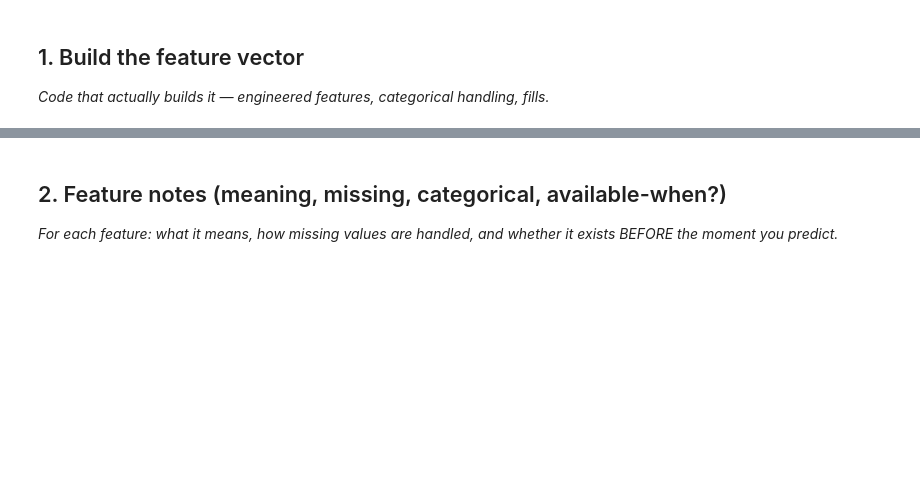
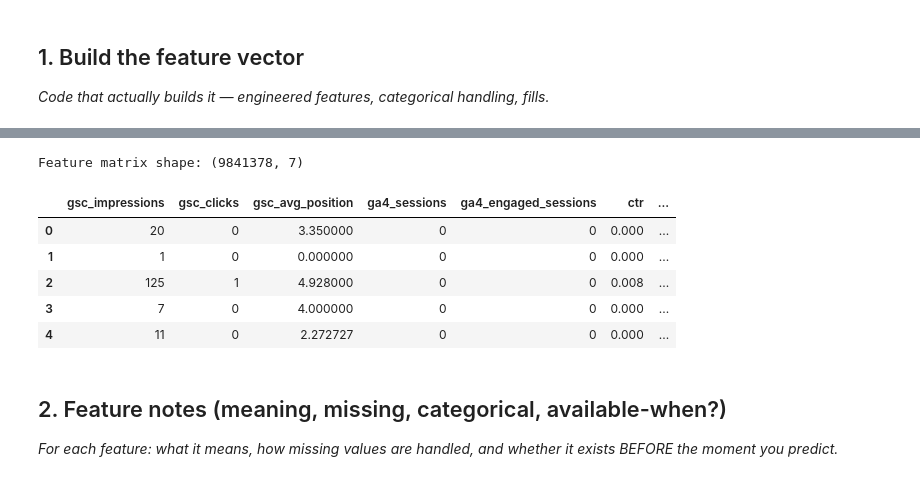
Before and after one commit to adityag30/FlyRank-internship-ML, a Jupyter notebook: work/notebooks/w03_feature_leakage_check.ipynb, the cells around one changed output, grey strips where cells are left out. Saved outputs shown, nothing was run; the diff lists cells and outputs as text; code cells hidden in the pictures; blank space fills up the shorter version.

```diff
--- a/work/notebooks/w03_feature_leakage_check.ipynb
+++ b/work/notebooks/w03_feature_leakage_check.ipynb
@@ -16,3 +62,43 @@ This skeleton is yours to fill. Work the sections **in order** — each one has
+# %%
+import pandas as pd
+
+# Build a small feature frame from the March 2026 warehouse slice
+query = f"""
+SELECT
+    gsc_impressions,
+    gsc_clicks,
+    gsc_avg_position,
+    ga4_sessions,
+    ga4_engaged_sessions,
+    CASE
+        WHEN gsc_impressions > 0
+        THEN gsc_clicks * 1.0 / gsc_impressions
+        ELSE 0
+    END AS ctr,
+    CASE
+        WHEN ga4_sessions > 0
+        THEN ga4_engaged_sessions * 1.0 / ga4_sessions
+        ELSE 0
+    END AS engagement_rate
+FROM {TABLES['fact_daily']}
+WHERE month = '2026-03'
+"""
+
+X = con.sql(query).df()
+
+# Fill missing values
+X = X.fillna(0)
+
+print("Feature matrix shape:", X.shape)
+X.head()
+# %% [output]
+Feature matrix shape: (9841378, 7)
+|  | gsc_impressions | gsc_clicks | gsc_avg_position | ga4_sessions | ga4_engaged_sessions | ctr | ... |
+| 0 | 20 | 0 | 3.350000 | 0 | 0 | 0.000 | ... |
+| 1 | 1 | 0 | 0.000000 | 0 | 0 | 0.000 | ... |
+| 2 | 125 | 1 | 4.928000 | 0 | 0 | 0.008 | ... |
+| 3 | 7 | 0 | 4.000000 | 0 | 0 | 0.000 | ... |
+| 4 | 11 | 0 | 2.272727 | 0 | 0 | 0.000 | ... |
 # %% [markdown]
 ## 2. Feature notes (meaning, missing, categorical, available-when?)
 
```
Also changed, not shown: parts of 15 cells of this notebook.
